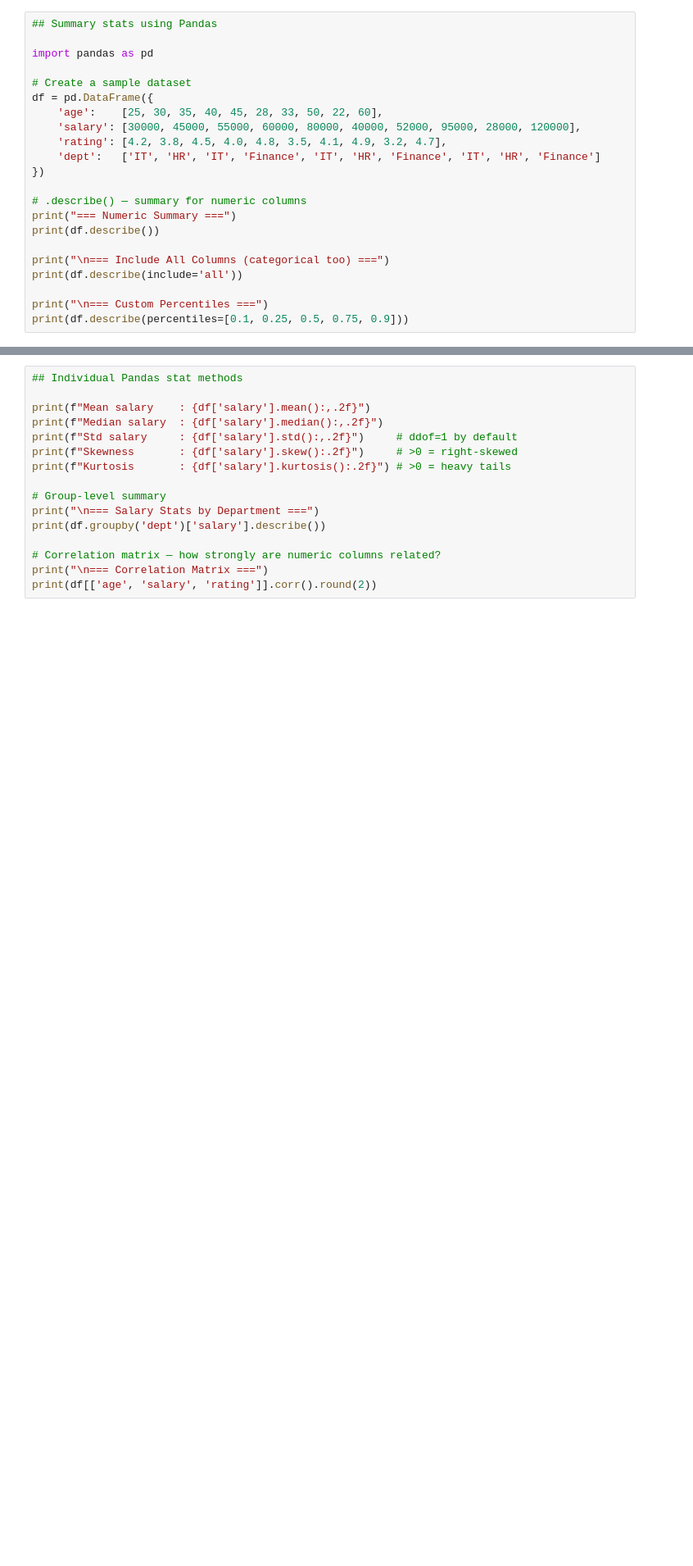
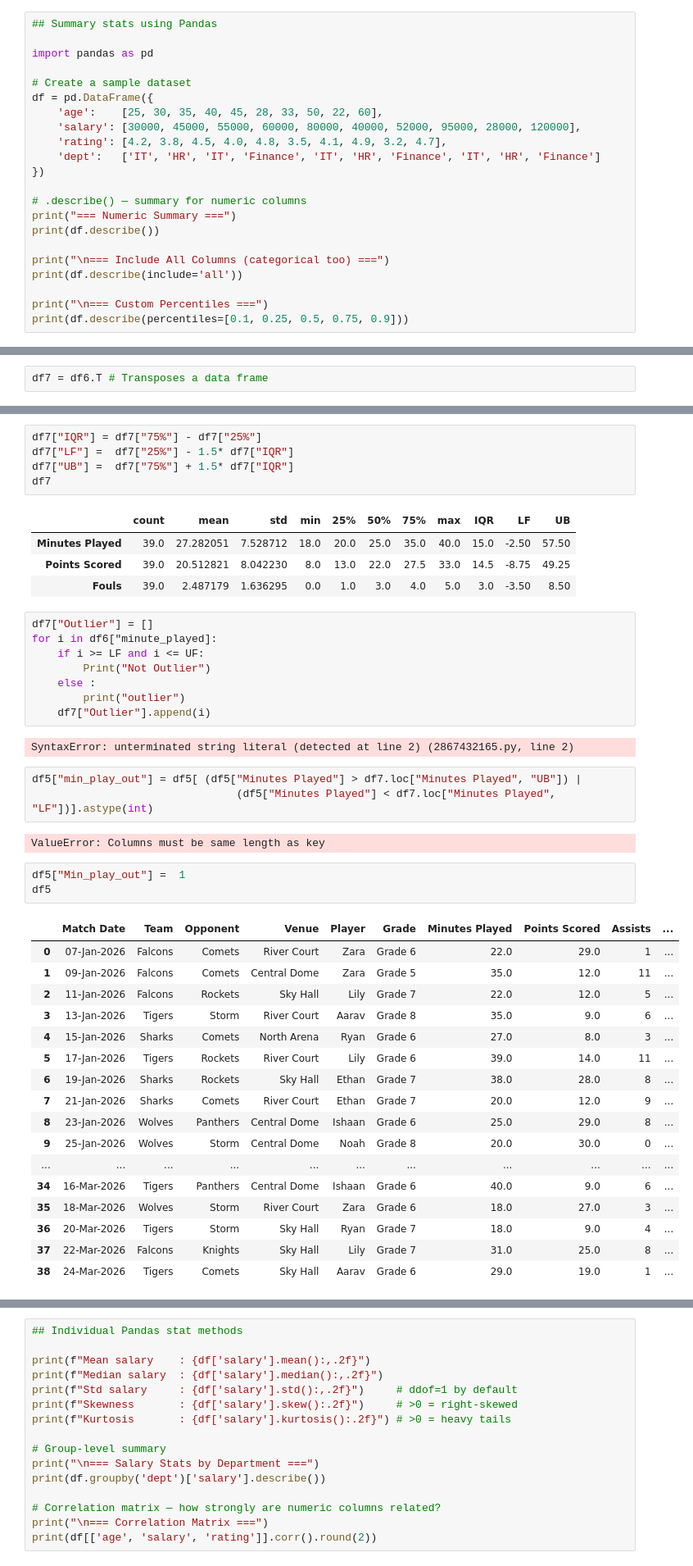
Before and after one commit to shri-singh/Python-DataScience-Masterclass, a Jupyter notebook: PY300/01_Summary_Stats.ipynb, the cells around one changed output, grey strips where cells are left out. Shown at 82% size. Saved outputs shown, nothing was run; the diff lists cells and outputs as text; blank space fills up the shorter version.

Commit message:
Release 5.1.1 - Add DataFrame concepts, Web Crawling, expand Summary Stats and update notebooks
Co-Authored-By: Claude Opus 4.6 <noreply@anthropic.com>

```diff
--- a/PY300/01_Summary_Stats.ipynb
+++ b/PY300/01_Summary_Stats.ipynb
@@ -152,0 +183,2 @@ print(df.describe(percentiles=[0.1, 0.25, 0.5, 0.75, 0.9]))
+# %%
+df7 = df6.T # Transposes a data frame
@@ -152,0 +192,46 @@ print(df.describe(percentiles=[0.1, 0.25, 0.5, 0.75, 0.9]))
+# %%
+df7["IQR"] = df7["75%"] - df7["25%"]
+df7["LF"] =  df7["25%"] - 1.5* df7["IQR"]
+df7["UB"] =  df7["75%"] + 1.5* df7["IQR"]
+df7
+# %% [output]
+|  | count | mean | std | min | 25% | 50% | 75% | max | IQR | LF | UB |
+| Minutes Played | 39.0 | 27.282051 | 7.528712 | 18.0 | 20.0 | 25.0 | 35.0 | 40.0 | 15.0 | -2.50 | 57.50 |
+| Points Scored | 39.0 | 20.512821 | 8.042230 | 8.0 | 13.0 | 22.0 | 27.5 | 33.0 | 14.5 | -8.75 | 49.25 |
+| Fouls | 39.0 | 2.487179 | 1.636295 | 0.0 | 1.0 | 3.0 | 4.0 | 5.0 | 3.0 | -3.50 | 8.50 |
+# %%
+df7["Outlier"] = []
+for i in df6["minute_played]:
+    if i >= LF and i <= UF:
+        Print("Not Outlier")
+    else :
+        print("outlier")
+    df7["Outlier"].append(i)
+# %% [output]
+SyntaxError: unterminated string literal (detected at line 2) (2867432165.py, line 2)
+# %%
+df5["min_play_out"] = df5[ (df5["Minutes Played"] > df7.loc["Minutes Played", "UB"]) |
+                                (df5["Minutes Played"] < df7.loc["Minutes Played", "LF"])].astype(int)
+# %% [output]
+ValueError: Columns must be same length as key
+# %%
+df5["Min_play_out"] =  1
+df5
+# %% [output]
+|  | Match Date | Team | Opponent | Venue | Player | Grade | Minutes Played | Points Scored | Assists | ... |
+| 0 | 07-Jan-2026 | Falcons | Comets | River Court | Zara | Grade 6 | 22.0 | 29.0 | 1 | ... |
+| 1 | 09-Jan-2026 | Falcons | Comets | Central Dome | Zara | Grade 5 | 35.0 | 12.0 | 11 | ... |
+| 2 | 11-Jan-2026 | Falcons | Rockets | Sky Hall | Lily | Grade 7 | 22.0 | 12.0 | 5 | ... |
+| 3 | 13-Jan-2026 | Tigers | Storm | River Court | Aarav | Grade 8 | 35.0 | 9.0 | 6 | ... |
+| 4 | 15-Jan-2026 | Sharks | Comets | North Arena | Ryan | Grade 6 | 27.0 | 8.0 | 3 | ... |
+| 5 | 17-Jan-2026 | Tigers | Rockets | River Court | Lily | Grade 6 | 39.0 | 14.0 | 11 | ... |
+| 6 | 19-Jan-2026 | Sharks | Rockets | Sky Hall | Ethan | Grade 7 | 38.0 | 28.0 | 8 | ... |
+| 7 | 21-Jan-2026 | Sharks | Comets | River Court | Ethan | Grade 7 | 20.0 | 12.0 | 9 | ... |
+| 8 | 23-Jan-2026 | Wolves | Panthers | Central Dome | Ishaan | Grade 6 | 25.0 | 29.0 | 8 | ... |
+| 9 | 25-Jan-2026 | Wolves | Storm | Central Dome | Noah | Grade 8 | 20.0 | 30.0 | 0 | ... |
+| ... | ... | ... | ... | ... | ... | ... | ... | ... | ... | ... |
+| 34 | 16-Mar-2026 | Tigers | Panthers | Central Dome | Ishaan | Grade 6 | 40.0 | 9.0 | 6 | ... |
+| 35 | 18-Mar-2026 | Wolves | Storm | River Court | Zara | Grade 6 | 18.0 | 27.0 | 3 | ... |
+| 36 | 20-Mar-2026 | Tigers | Storm | Sky Hall | Ryan | Grade 7 | 18.0 | 9.0 | 4 | ... |
+| 37 | 22-Mar-2026 | Falcons | Knights | Sky Hall | Lily | Grade 7 | 31.0 | 25.0 | 8 | ... |
+| 38 | 24-Mar-2026 | Tigers | Comets | Sky Hall | Aarav | Grade 6 | 29.0 | 19.0 | 1 | ... |
```
Also changed, not shown: parts of 7 cells of this notebook, 4 other files.
